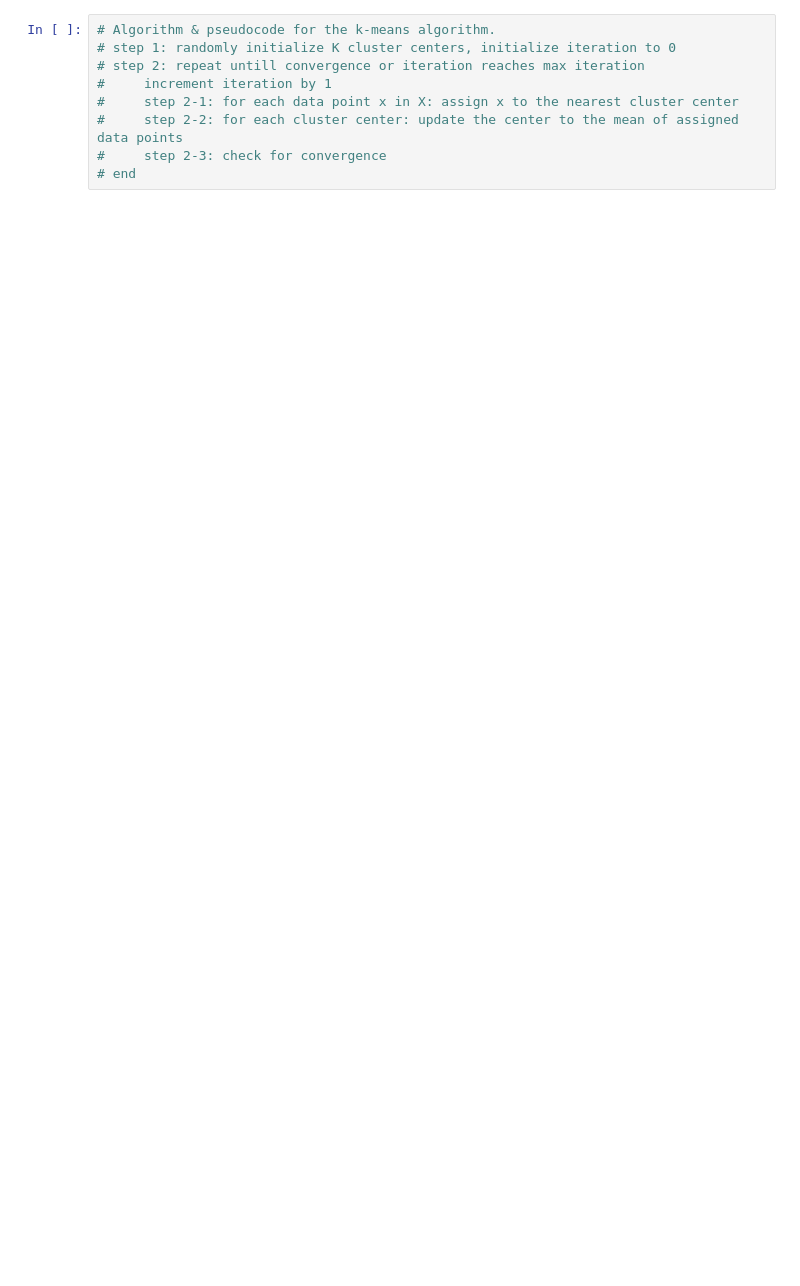
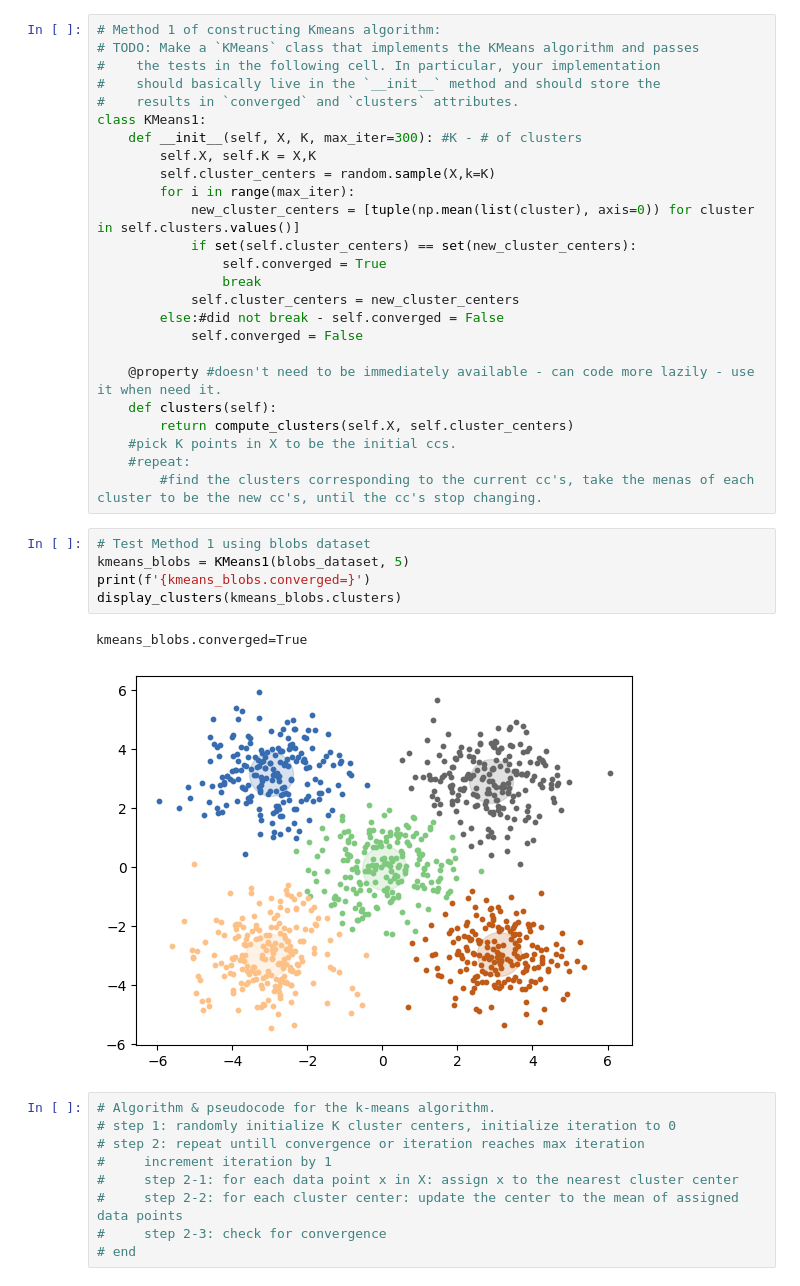
Before and after one commit to mikecai020418/Machine-Learning, a Jupyter notebook: HW1_P5.ipynb, the cells around one changed output. Drawn from its saved outputs; the diff is of its cells as text; blank space fills up the shorter version.

```diff
--- a/HW1_P5.ipynb
+++ b/HW1_P5.ipynb
@@ -5,3 +57,36 @@ from sklearn.cluster import KMeans
+# %%
+# Method 1 of constructing Kmeans algorithm:
+# TODO: Make a `KMeans` class that implements the KMeans algorithm and passes
+#    the tests in the following cell. In particular, your implementation
+#    should basically live in the `__init__` method and should store the
+#    results in `converged` and `clusters` attributes.
+class KMeans1:
+    def __init__(self, X, K, max_iter=300): #K - # of clusters
+        self.X, self.K = X,K
+        self.cluster_centers = random.sample(X,k=K)
+        for i in range(max_iter):
+            new_cluster_centers = [tuple(np.mean(list(cluster), axis=0)) for cluster in self.clusters.values()]
+            if set(self.cluster_centers) == set(new_cluster_centers):
+                self.converged = True
+                break
+            self.cluster_centers = new_cluster_centers
+        else:#did not break - self.converged = False
+            self.converged = False
+
+    @property #doesn't need to be immediately available - can code more lazily - use it when need it.
+    def clusters(self):
+        return compute_clusters(self.X, self.cluster_centers)
+    #pick K points in X to be the initial ccs.
+    #repeat:
+        #find the clusters corresponding to the current cc's, take the menas of each cluster to be the new cc's, until the cc's stop changing.
+# %%
+# Test Method 1 using blobs dataset
+kmeans_blobs = KMeans1(blobs_dataset, 5)
+print(f'{kmeans_blobs.converged=}')
+display_clusters(kmeans_blobs.clusters)
+# %% [output]
+kmeans_blobs.converged=True
+[figure, added]
 # %%
 # Algorithm & pseudocode for the k-means algorithm.
 # step 1: randomly initialize K cluster centers, initialize iteration to 0
```
Also changed, not shown: parts of 6 cells of this notebook, 1 other file.
